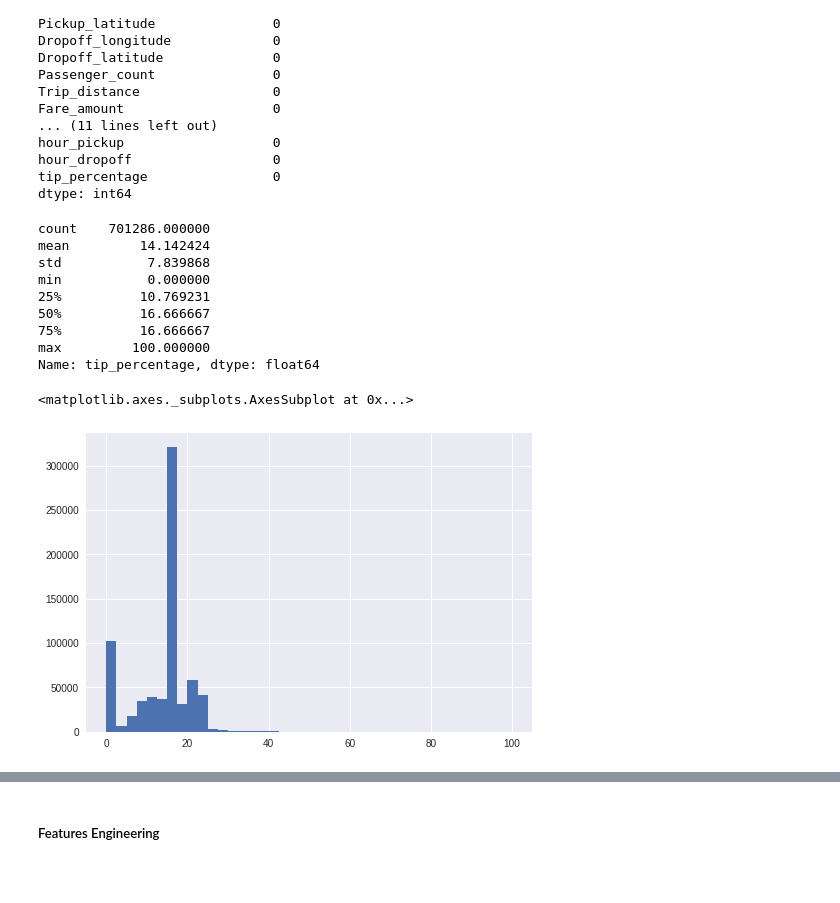
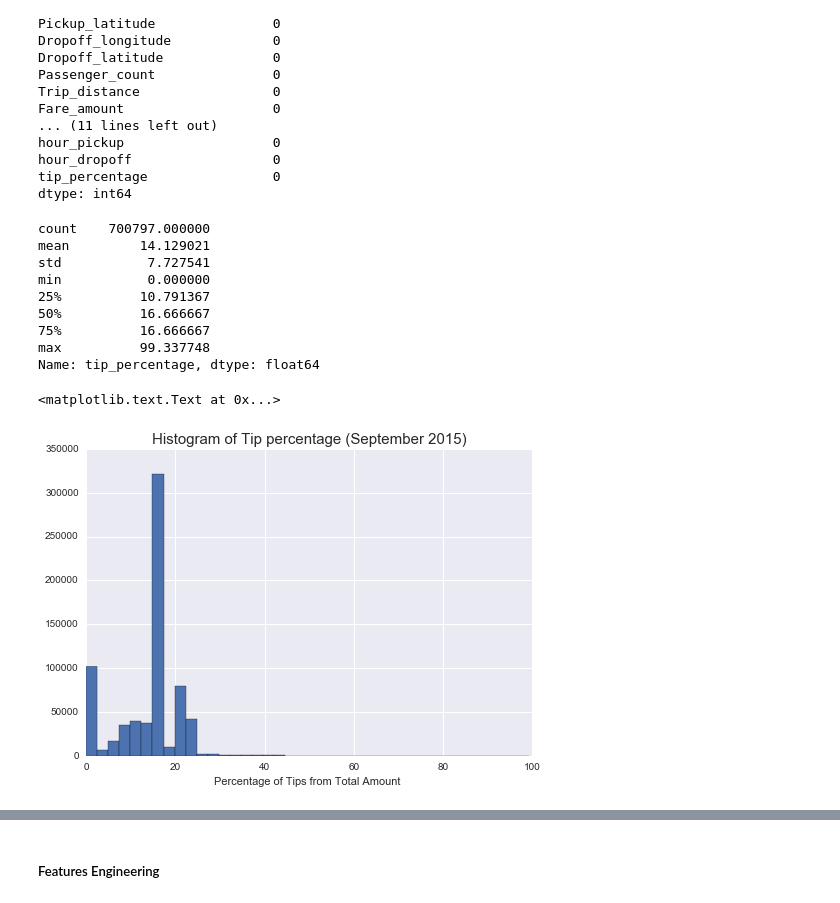
Before and after one commit to ah3200/nyc_green_taxi, a Jupyter notebook: data_analysis-final.ipynb, the cells around one changed output, grey strips where cells are left out. Saved outputs shown, nothing was run; the diff lists cells and outputs as text; code cells hidden in the pictures; blank space fills up the shorter version.

```diff
--- a/data_analysis-final.ipynb
+++ b/data_analysis-final.ipynb
@@ -314,0 +338,2 @@ Total amount median = 11.75
+# %%
+clean_trips['geometry'] = clean_trips.apply(lambda x: Point((float(x.Pickup_longitude), float(x.Pickup_latitude))), axis=1)
@@ -371,5 +434,5 @@ To sum up, I will use only the trips that belong to credit card payment type and
 # %%
-data_trips = clean_trips[(clean_trips.Payment_type==1) & (clean_trips.Tip_amount >= 0)]
+data_trips = clean_trips[(clean_trips.Payment_type==1) & (clean_trips.Tip_amount >= 0) & (clean_trips.Fare_amount > 0)]
 # %%
 print "The number of data points to used for prediction = %s" % data_trips.shape[0]
 # %% [output]
@@ -379,12 +448,3 @@ The number of data points to used for prediction = 701286
 #sns.regplot(data_trips['Trip_distance'], data_trips['Tip_amount'])
 # %%
 #sns.regplot(clean_trips['Trip_distance'], clean_trips['Tip_amount'])
-# %%
-def calculate_tip_percentage(row):
-    if row['Total_amount'] != 0:
-        return row['Tip_amount'] * 100 / row['Total_amount']
-    else:
-        return 0
-
-#data_trips['tip_percentage'] = data_trips['Tip_amount'] * 100 / data_trips['Total_amount']
-data_trips['tip_percentage'] = data_trips.apply(calculate_tip_percentage, axis=1)
@@ -395,0 +451,3 @@ See the caveats in the documentation: http://pandas.pydata.org/pandas-docs/stabl
+# %%
+data_trips['tip_percentage'] = data_trips['Tip_amount'] * 100 / data_trips['Total_amount']
+#data_trips['tip_percentage'].fillna(0, inplace=True)
@@ -416,18 +480,20 @@ dtype: int64
 # %%
 data_trips['tip_percentage'].describe()
 # %% [output]
-count    701286.000000
-mean         14.142424
-std           7.839868
+count    700797.000000
+mean         14.129021
+std           7.727541
 min           0.000000
-25%          10.769231
+25%          10.791367
 50%          16.666667
 75%          16.666667
-max         100.000000
+max          99.337748
 Name: tip_percentage, dtype: float64
 # %%
 # Histogram of tip percentage
-data_trips['tip_percentage'].hist(bins=40)
+ax = data_trips['tip_percentage'].hist(bins=40)
+ax.set(xlabel='Percentage of Tips from Total Amount ')
+ax.set_title("Histogram of Tip percentage (September 2015)", size=15)
 # %% [output]
-<matplotlib.axes._subplots.AxesSubplot at 0x...>
+<matplotlib.text.Text at 0x...>
-[figure, old version]
+[figure, new version]
```
Also changed, not shown: parts of 76 cells of this notebook.
